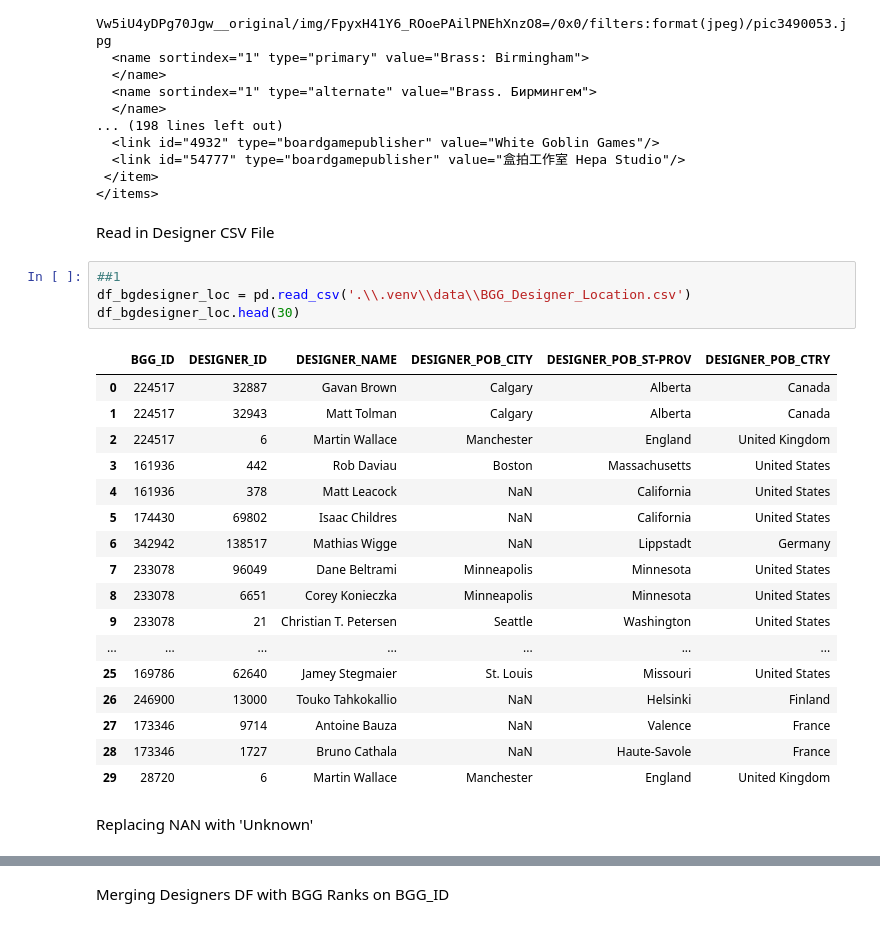
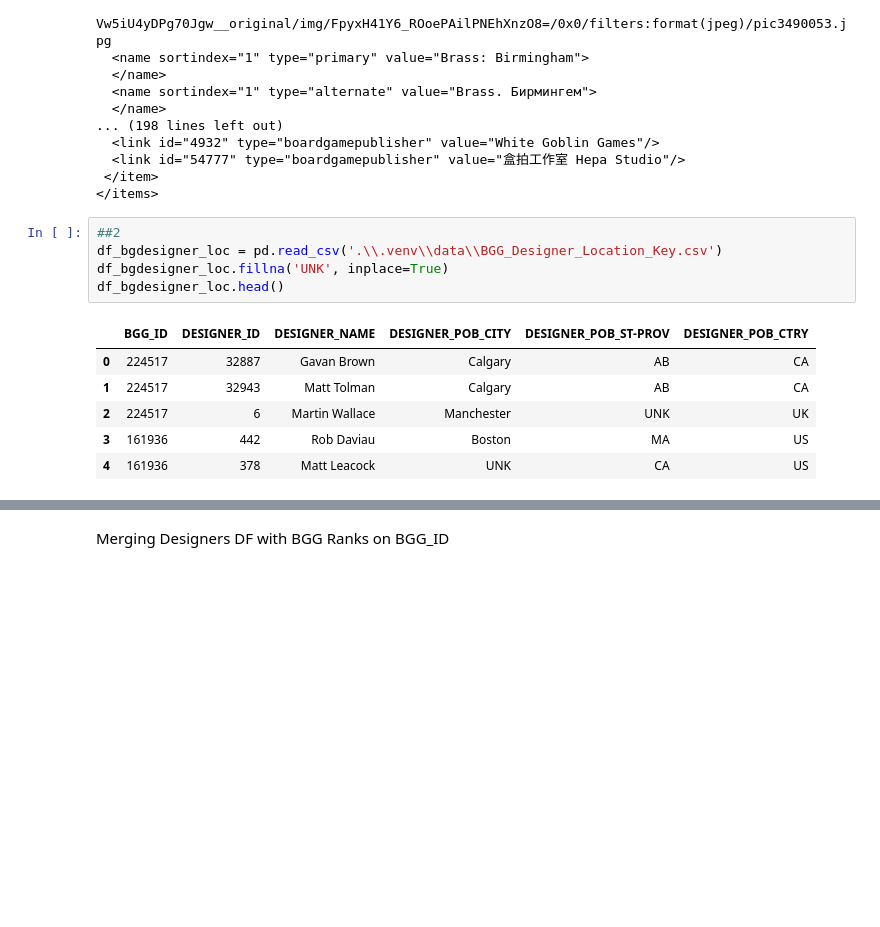
Before and after one commit to jashel08/board_games_capstone, a Jupyter notebook: Board_Games2.ipynb, the cells around one changed output, grey strips where cells are left out. Saved outputs shown, nothing was run; the diff lists cells and outputs as text; blank space fills up the shorter version.

```diff
--- a/Board_Games2.ipynb
+++ b/Board_Games2.ipynb
@@ -436,29 +471,15 @@ print(soup.prettify())
   <link id="54777" type="boardgamepublisher" value="盒拍工作室 Hepa Studio"/>
  </item>
 </items>
-# %% [markdown]
-Read in Designer CSV File
 # %%
-##1
-df_bgdesigner_loc = pd.read_csv('.\\.venv\\data\\BGG_Designer_Location.csv')
-df_bgdesigner_loc.head(30)
+##2
+df_bgdesigner_loc = pd.read_csv('.\\.venv\\data\\BGG_Designer_Location_Key.csv')
+df_bgdesigner_loc.fillna('UNK', inplace=True)
+df_bgdesigner_loc.head()
 # %% [output]
 |  | BGG_ID | DESIGNER_ID | DESIGNER_NAME | DESIGNER_POB_CITY | DESIGNER_POB_ST-PROV | DESIGNER_POB_CTRY |
-| 0 | 224517 | 32887 | Gavan Brown | Calgary | Alberta | Canada |
-| 1 | 224517 | 32943 | Matt Tolman | Calgary | Alberta | Canada |
-| 2 | 224517 | 6 | Martin Wallace | Manchester | England | United Kingdom |
-| 3 | 161936 | 442 | Rob Daviau | Boston | Massachusetts | United States |
-| 4 | 161936 | 378 | Matt Leacock | NaN | California | United States |
-| 5 | 174430 | 69802 | Isaac Childres | NaN | California | United States |
-| 6 | 342942 | 138517 | Mathias Wigge | NaN | Lippstadt | Germany |
-| 7 | 233078 | 96049 | Dane Beltrami | Minneapolis | Minnesota | United States |
-| 8 | 233078 | 6651 | Corey Konieczka | Minneapolis | Minnesota | United States |
-| 9 | 233078 | 21 | Christian T. Petersen | Seattle | Washington | United States |
-| ... | ... | ... | ... | ... | ... | ... |
-| 25 | 169786 | 62640 | Jamey Stegmaier | St. Louis | Missouri | United States |
-| 26 | 246900 | 13000 | Touko Tahkokallio | NaN | Helsinki | Finland |
-| 27 | 173346 | 9714 | Antoine Bauza | NaN | Valence | France |
-| 28 | 173346 | 1727 | Bruno Cathala | NaN | Haute-Savole | France |
-| 29 | 28720 | 6 | Martin Wallace | Manchester | England | United Kingdom |
+| 0 | 224517 | 32887 | Gavan Brown | Calgary | AB | CA |
+| 1 | 224517 | 32943 | Matt Tolman | Calgary | AB | CA |
+| 2 | 224517 | 6 | Martin Wallace | Manchester | UNK | UK |
+| 3 | 161936 | 442 | Rob Daviau | Boston | MA | US |
+| 4 | 161936 | 378 | Matt Leacock | UNK | CA | US |
-# %% [markdown]
-Replacing NAN with 'Unknown'
```
Also changed, not shown: parts of 14 cells of this notebook, 1 other file.
